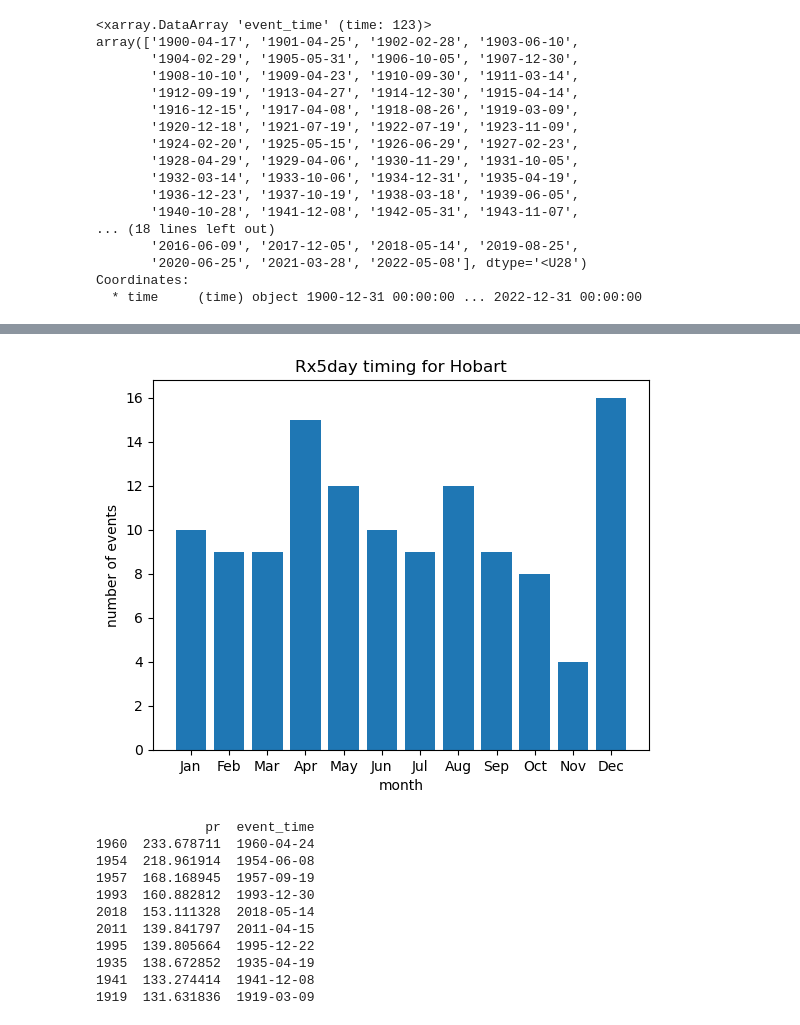
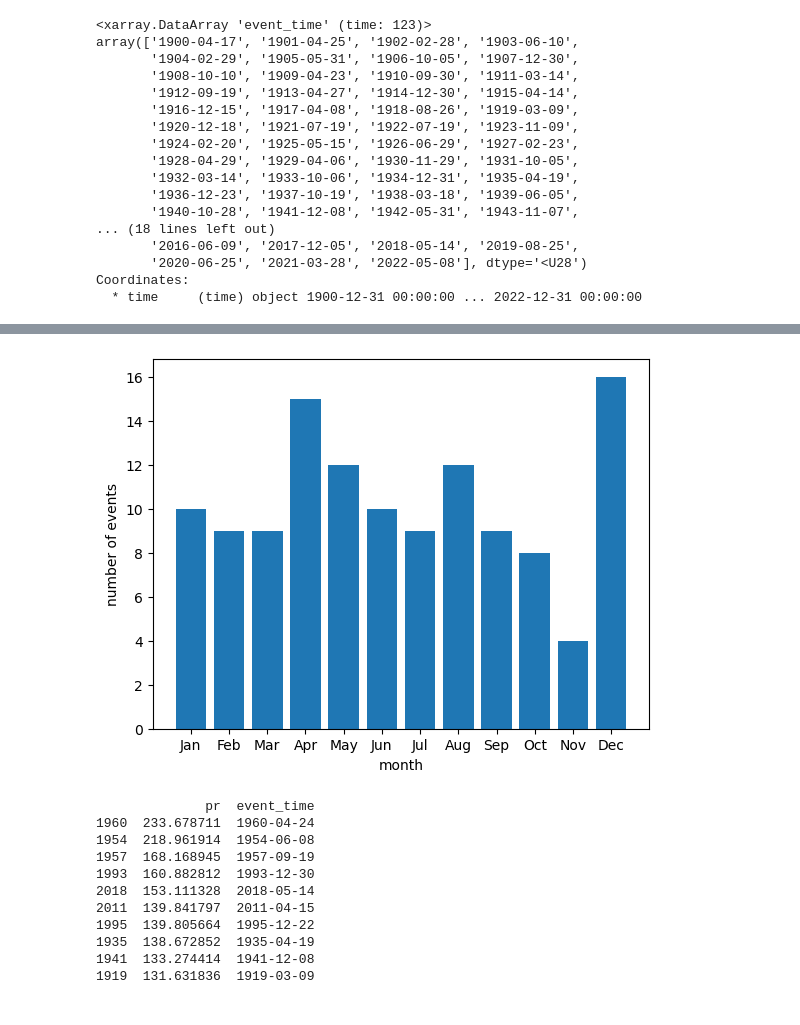
Before and after one commit to AusClimateService/unseen, a Jupyter notebook: docs/user_guide/worked_example-HadGEM3-GC31-MM.ipynb, the cells around one changed output, grey strips where cells are left out. Cells and saved outputs as stored; diff of their text form; code cells hidden in the pictures.

Commit message:
Add process based analysis

```diff
--- a/docs/user_guide/worked_example-HadGEM3-GC31-MM.ipynb
+++ b/docs/user_guide/worked_example-HadGEM3-GC31-MM.ipynb
@@ -121,24 +119,7 @@ plt.savefig(
-# %%
-event_months = [int(date[5:7]) for date in agcd_ds['event_time'].values]
-month_counts = Counter(event_months)
-months = np.arange(1, 13)
-counts = [month_counts[month] for month in months]
-
-plt.bar(months, counts)
-plt.title('Rx5day timing for Hobart', fontsize='large')
-plt.ylabel('number of events')
-plt.xlabel('month')
-xlabels = [calendar.month_abbr[i] for i in months]
-plt.xticks(months, xlabels, fontsize='medium')
-plt.savefig(
-    'seasonality.png',
-    bbox_inches='tight',
-    facecolor='white',
-    dpi=200
-)
-plt.show()
-# %% [output]
-[figure, removed]
+# %%
+process_utils.plot_event_seasonality(agcd_df, outfile='observational_seasonality.png')
+# %% [output]
+[figure, added]
 # %%
 ranked_years = agcd_df.sort_values(by='pr', ascending=False)
 print(ranked_years.head(n=10))
```
Also changed, not shown: parts of 22 cells of this notebook, 13 other files.
